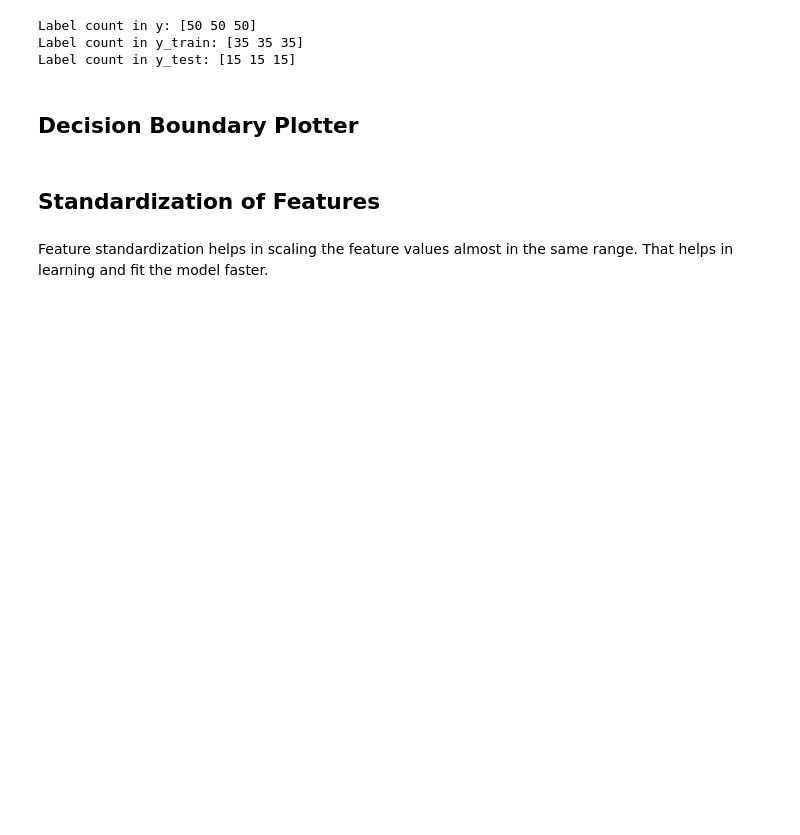
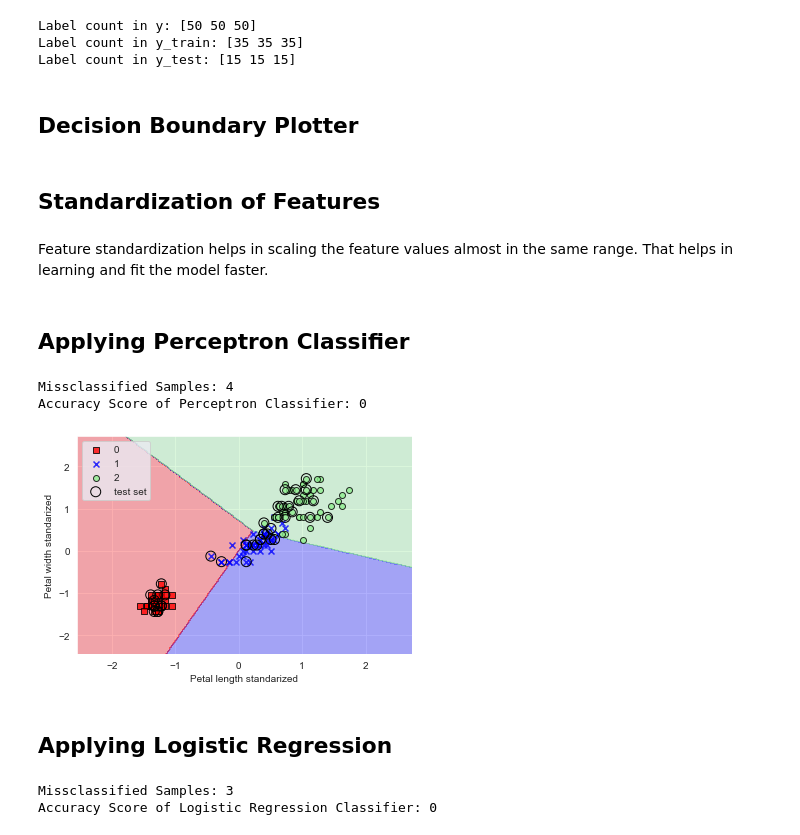
Before and after one commit to DebuRock/DataScience-And-ML, a Jupyter notebook: Predict Iris Flower Spicies/Prediction of Iris Flower Species.ipynb, the cells around one changed output. Drawn from its saved outputs; the diff is of its cells as text; code cells hidden in the pictures; blank space fills up the shorter version.

Commit message:
Perceptron and Logistic Regression Applied

```diff
--- a/Predict Iris Flower Spicies/Prediction of Iris Flower Species.ipynb
+++ b/Predict Iris Flower Spicies/Prediction of Iris Flower Species.ipynb
@@ -168,0 +174,35 @@ y_combined = np.hstack(y_train, y_test)
+# %% [markdown]
+<a id='perceptron'></a>
+## Applying Perceptron Classifier
+# %%
+ppn = Perceptron(max_iter=40, eta0=0.1, random_state=1)
+ppn.fit(X_train_std, y_train)
+y_predict = ppn.predict(X_test_std)
+print("Missclassified Samples: %d" %(y_test != y_predict).sum())
+print("Accuracy Score of Perceptron Classifier: %d"% accuracy_score(y_test, y_predict))
+# %% [output]
+Missclassified Samples: 4
+Accuracy Score of Perceptron Classifier: 0
+# %%
+## Find the Decision Boundary
+X_combined_std = np.vstack((X_train_std, X_test_std))
+y_combined = np.hstack((y_train, y_test))
+plot_decision_region(X_combined_std, y_combined, classifier=ppn, test_idx=range(105,150))
+plt.xlabel('Petal length standarized')
+plt.ylabel('Petal width standarized')
+plt.legend(loc='upper left')
+plt.show()
+# %% [output]
+[figure, added]
+# %% [markdown]
+<a id='logistic'></a>
+## Applying Logistic Regression
+# %%
+lr = LogisticRegression(max_iter=40, C=1.0, random_state=1)
+lr.fit(X_train_std, y_train)
+y_predict = lr.predict(X_test_std)
+print("Missclassified Samples: %d" %(y_test != y_predict).sum())
+print("Accuracy Score of Logistic Regression Classifier: %d"% accuracy_score(y_test, y_predict))
+# %% [output]
+Missclassified Samples: 3
+Accuracy Score of Logistic Regression Classifier: 0
```
Also changed, not shown: parts of 3 cells of this notebook.
